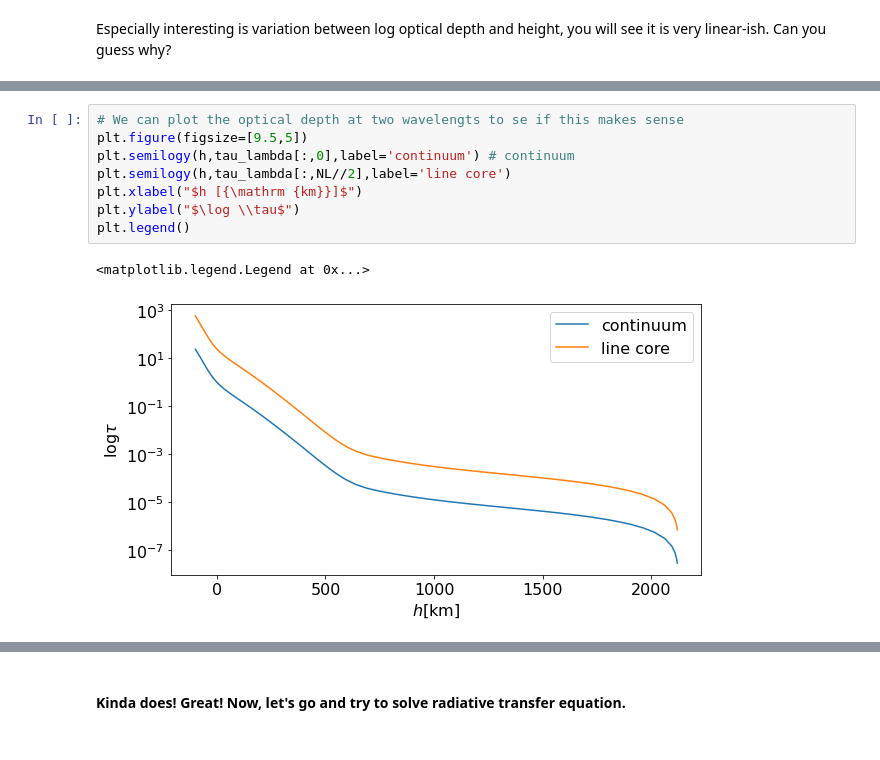
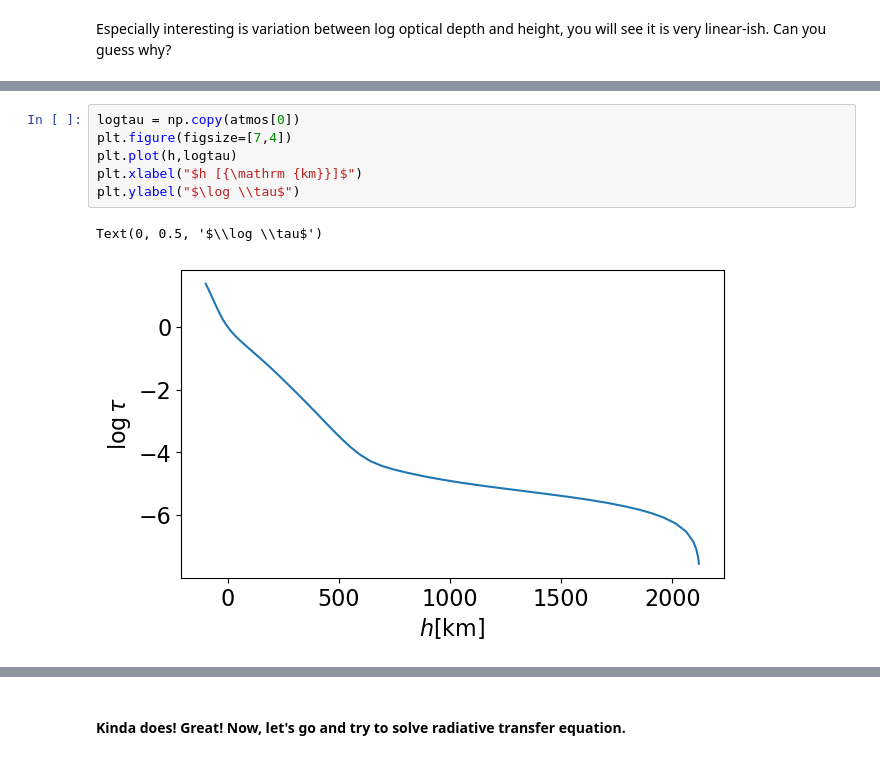
Before and after one commit to ivanzmilic/taipss, a Jupyter notebook: handson/Hands_on_9_spectrum_synthesis.ipynb, the cells around one changed output, grey strips where cells are left out. Drawn from its saved outputs; the diff is of its cells as text.

```diff
--- a/handson/Hands_on_9_spectrum_synthesis.ipynb
+++ b/handson/Hands_on_9_spectrum_synthesis.ipynb
@@ -249,11 +82,9 @@ for d in range(0,ND):
-# %%
-# We can plot the optical depth at two wavelengts to se if this makes sense
-plt.figure(figsize=[9.5,5])
-plt.semilogy(h,tau_lambda[:,0],label='continuum') # continuum
-plt.semilogy(h,tau_lambda[:,NL//2],label='line core')
-plt.xlabel("$h [{\mathrm {km}}]$")
-plt.ylabel("$\log \\tau$")
-plt.legend()
-# %% [output]
-<matplotlib.legend.Legend at 0x...>
-[figure, removed]
+# %%
+logtau = np.copy(atmos[0])
+plt.figure(figsize=[7,4])
+plt.plot(h,logtau)
+plt.xlabel("$h [{\mathrm {km}}]$")
+plt.ylabel("$\log \\tau$")
+# %% [output]
+Text(0, 0.5, '$\\log \\tau$')
+[figure, added]
```
Also changed, not shown: parts of 55 cells of this notebook.
